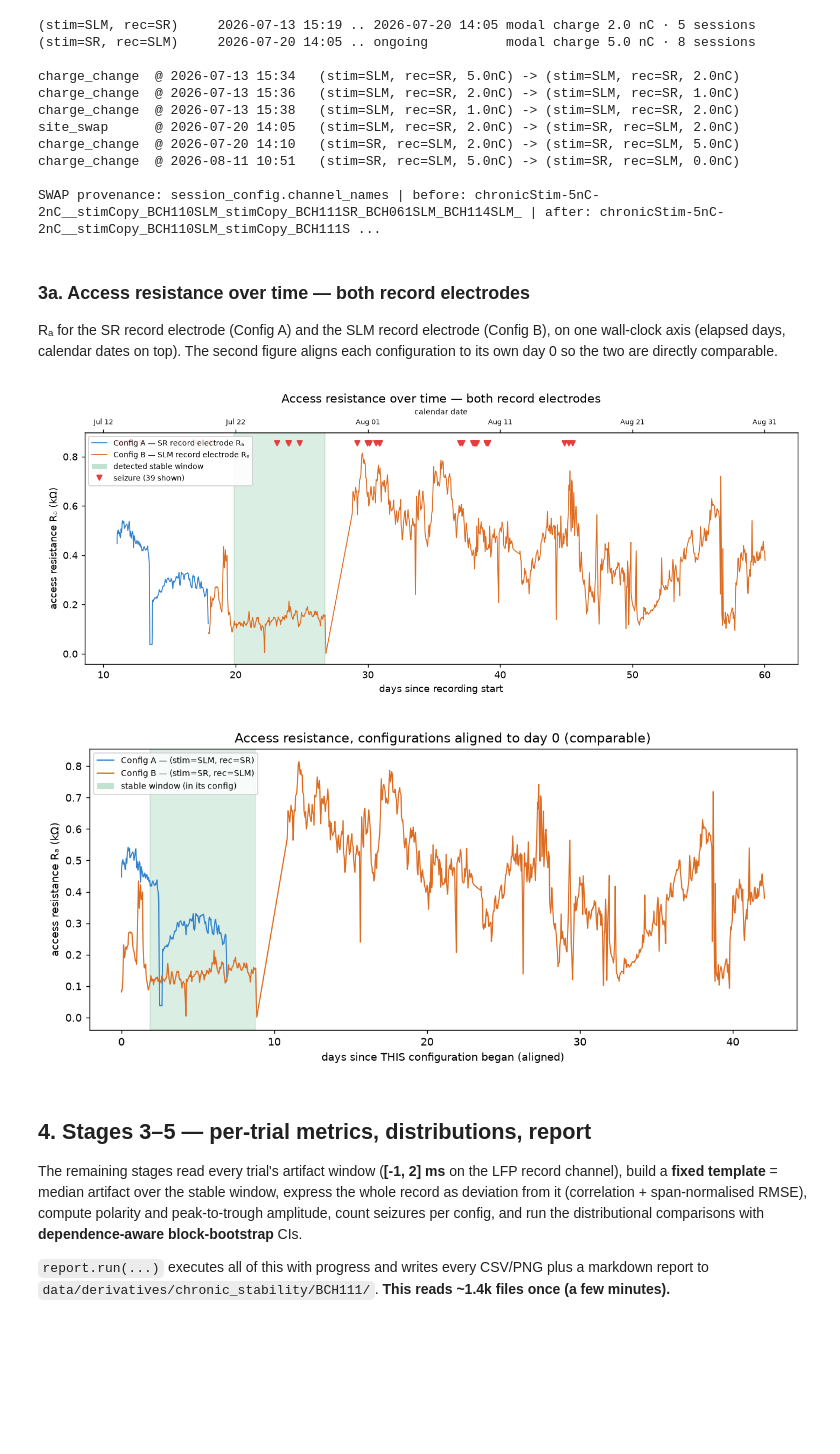
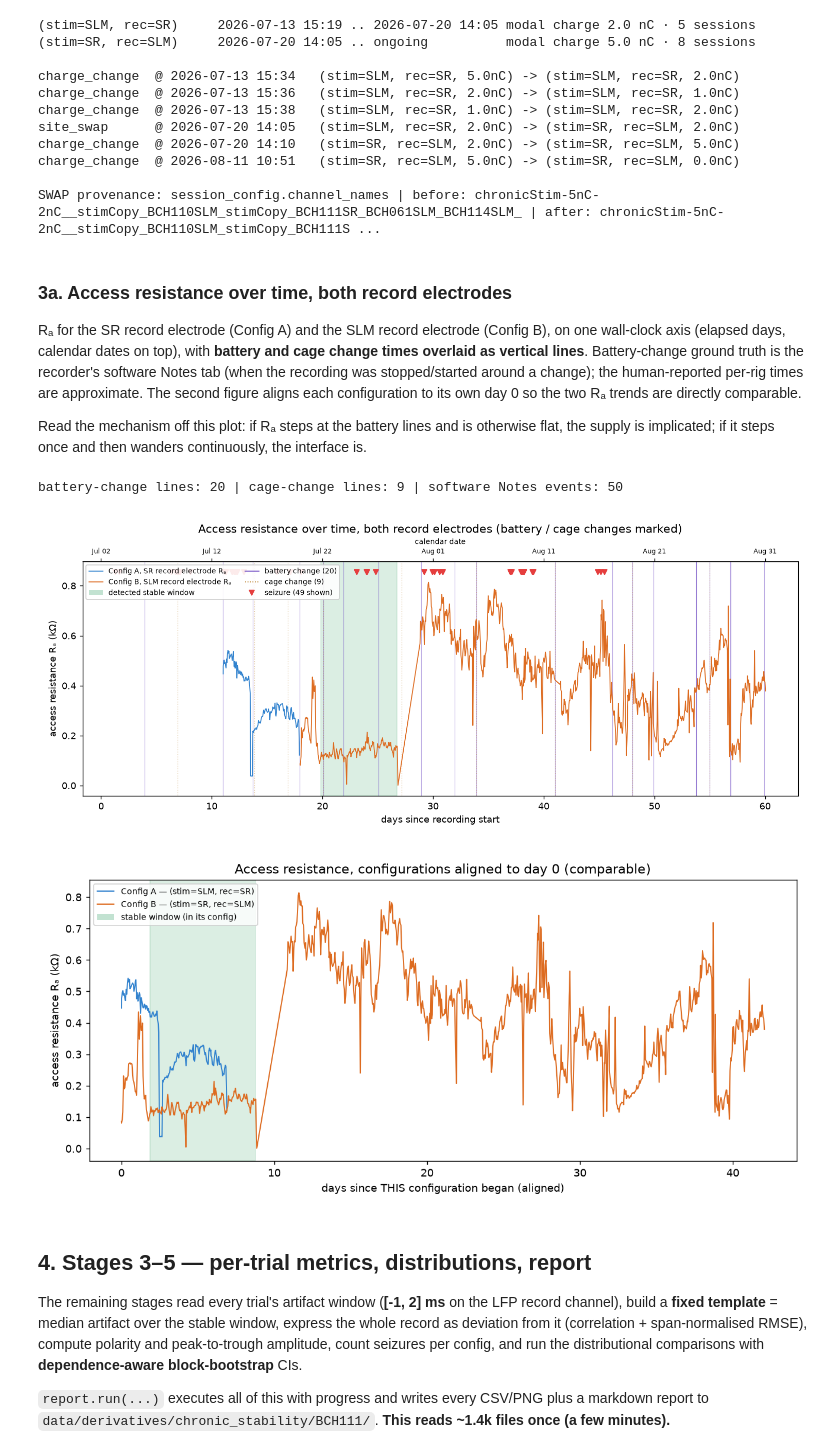
Before and after one commit to BRHOANG1999/qc_monitor, a Jupyter notebook: notebooks/bch111_stability.ipynb, the cells around one changed output. Cells and saved outputs as stored; diff of their text form; code cells hidden in the pictures; blank space fills up the shorter version.

```diff
--- a/notebooks/bch111_stability.ipynb
+++ b/notebooks/bch111_stability.ipynb
@@ -177,17 +177,29 @@ charge_change  @ 2026-08-11 10:51   (stim=SR, rec=SLM, 5.0nC) -> (stim=SR, rec=S
 
 SWAP provenance: session_config.channel_names | before: chronicStim-5nC-2nC__stimCopy_BCH110SLM_stimCopy_BCH111SR_BCH061SLM_BCH114SLM_ | after: chronicStim-5nC-2nC__stimCopy_BCH110SLM_stimCopy_BCH111S ...
 # %% [markdown]
-### 3a. Access resistance over time — **both** record electrodes
+### 3a. Access resistance over time, **both** record electrodes
 
 Rₐ for the SR record electrode (Config A) and the SLM record electrode (Config B),
-on one wall-clock axis (elapsed days, calendar dates on top). The second figure
-aligns each configuration to its own day 0 so the two are directly comparable.
+on one wall-clock axis (elapsed days, calendar dates on top), with **battery and cage
+change times overlaid as vertical lines**. Battery-change ground truth is the recorder's
+software Notes tab (when the recording was stopped/started around a change); the
+human-reported per-rig times are approximate. The second figure aligns each configuration
+to its own day 0 so the two Rₐ trends are directly comparable.
+
+Read the mechanism off this plot: if Rₐ steps at the battery lines and is otherwise flat,
+the supply is implicated; if it steps once and then wanders continuously, the interface is.
 # %%
+from src.chronic_stability import maintenance as mnt
 ra = {k: ra_series(iv['record_channel']) for k, iv in enumerate(intervals)}
-display(Image(render.ra_over_time_fig(ra, intervals, run, sz_ep, os.path.join(OUT, f'{ANIMAL}_ra_over_time.png'), t0=RECORD_T0)))
+mev = mnt.load_events(cfg, float(RECORD_T0), float(max(te.max() for te,_ in ra.values())))
+lines = mnt.figure_lines(mev)
+print('battery-change lines:', len(lines['battery']), '| cage-change lines:', len(lines['cage']),
+      '| software Notes events:', len(mev['software']))
+display(Image(render.ra_over_time_fig(ra, intervals, run, sz_ep, os.path.join(OUT, f'{ANIMAL}_ra_over_time.png'), t0=RECORD_T0, events=lines)))
 display(Image(render.ra_aligned_fig(ra, intervals, run, os.path.join(OUT, f'{ANIMAL}_ra_aligned.png'))))
 # %% [output]
+battery-change lines: 20 | cage-change lines: 9 | software Notes events: 50
-[figure, old version]
+[figure, new version]
 [figure]
 # %% [markdown]
 ## 4. Stages 3–5 — per-trial metrics, distributions, report
```
Also changed, not shown: parts of 4 cells of this notebook, 5 other files.
